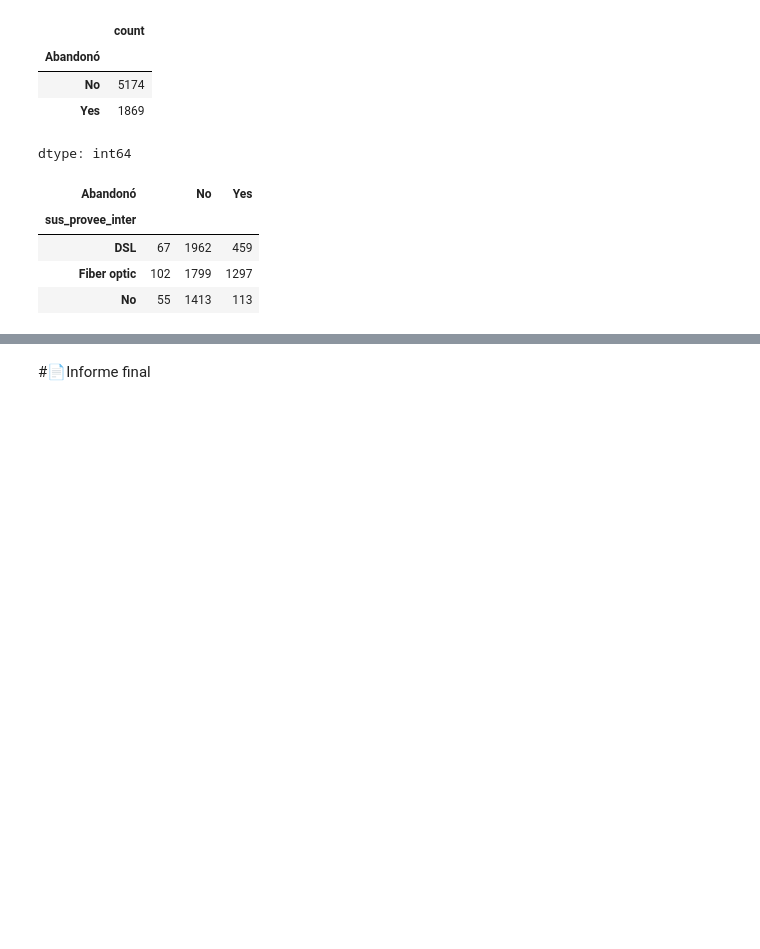
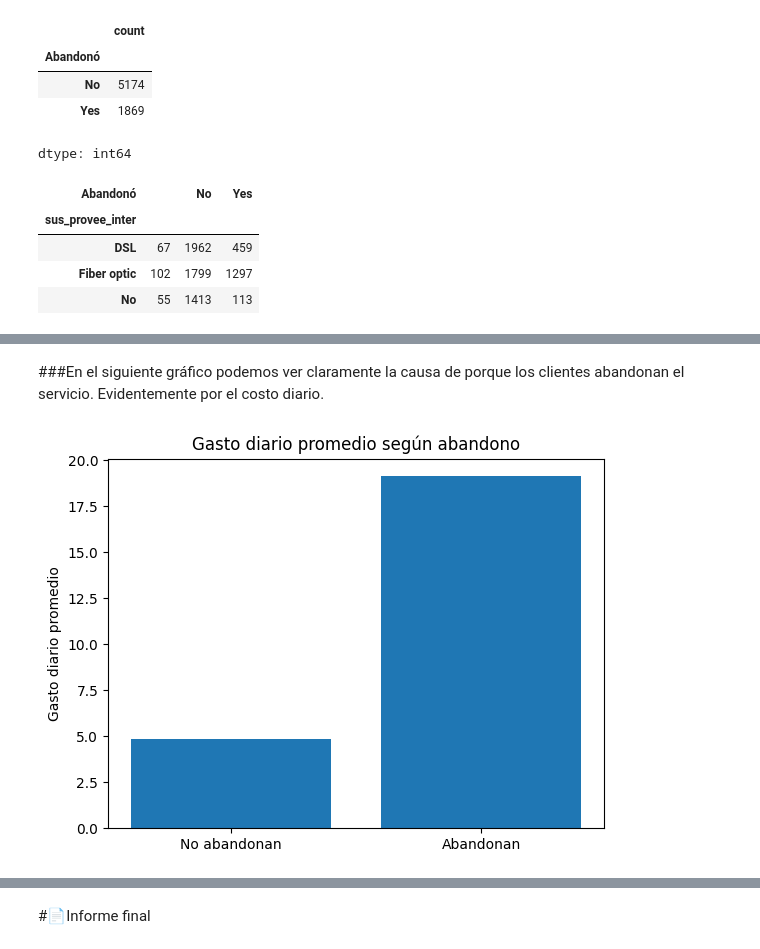
Before and after one commit to Charlymanuk/DESAFIO-TELECOM, a Jupyter notebook: TelecomX_LATAM.ipynb, the cells around one changed output, grey strips where cells are left out. Saved outputs shown, nothing was run; the diff lists cells and outputs as text; code cells hidden in the pictures; blank space fills up the shorter version.

```diff
--- a/TelecomX_LATAM.ipynb
+++ b/TelecomX_LATAM.ipynb
@@ -167,0 +284,12 @@ pd.crosstab(
+# %%
+#FILTRO LOS DE MESES CERO DE CONTRATO
+filtro = (
+    (df_renombrado['Abandonó'] == 'Yes') &
+    (df_renombrado['Meses de Contrato'] > 0)
+)
+# %%
+#CÁLCULO DE GASTO DIARIO PARA LOS QUE ABANDONAN
+cuentas_diarias_abandono = (
+    df_renombrado.loc[filtro, 'Total_serv_x_mes']
+    / df_renombrado.loc[filtro, 'Meses de Contrato']
+)
@@ -167,0 +310,10 @@ pd.crosstab(
+# %%
+filtro2 = (
+    (df_renombrado['Abandonó'] == 'No') &
+    (df_renombrado['Meses de Contrato'] > 0)
+)
+# %%
+cuentas_diarias_No_abandono = (
+    df_renombrado.loc[filtro2, 'Total_serv_x_mes']
+    / df_renombrado.loc[filtro2, 'Meses de Contrato']
+)
@@ -167,0 +332,15 @@ pd.crosstab(
+# %% [markdown]
+###En el siguiente gráfico podemos ver claramente la causa de porque los clientes abandonan el servicio. Evidentemente por el costo diario.
+# %%
+promedios = [
+    cuentas_diarias_No_abandono.mean(),
+    cuentas_diarias_abandono.mean()
+]
+
+plt.figure()
+plt.bar(['No abandonan', 'Abandonan'], promedios)
+plt.ylabel('Gasto diario promedio')
+plt.title('Gasto diario promedio según abandono')
+plt.show()
+# %% [output]
+[figure, added]
```
Also changed, not shown: parts of 22 cells of this notebook.
